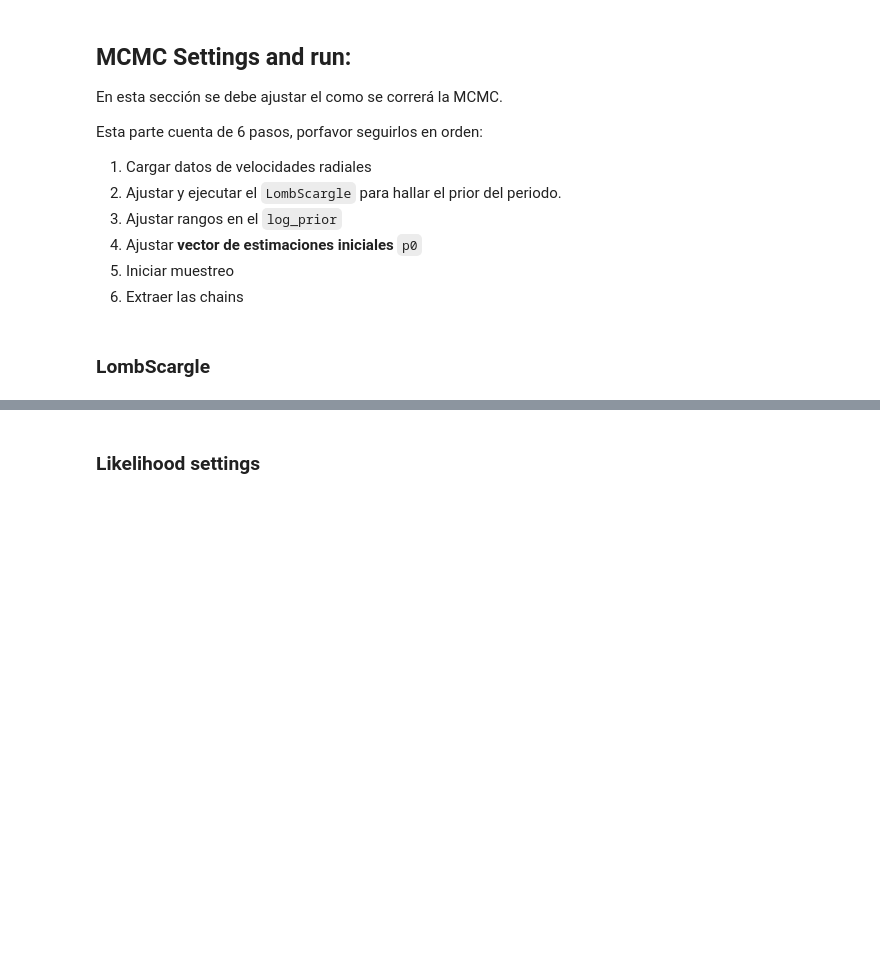
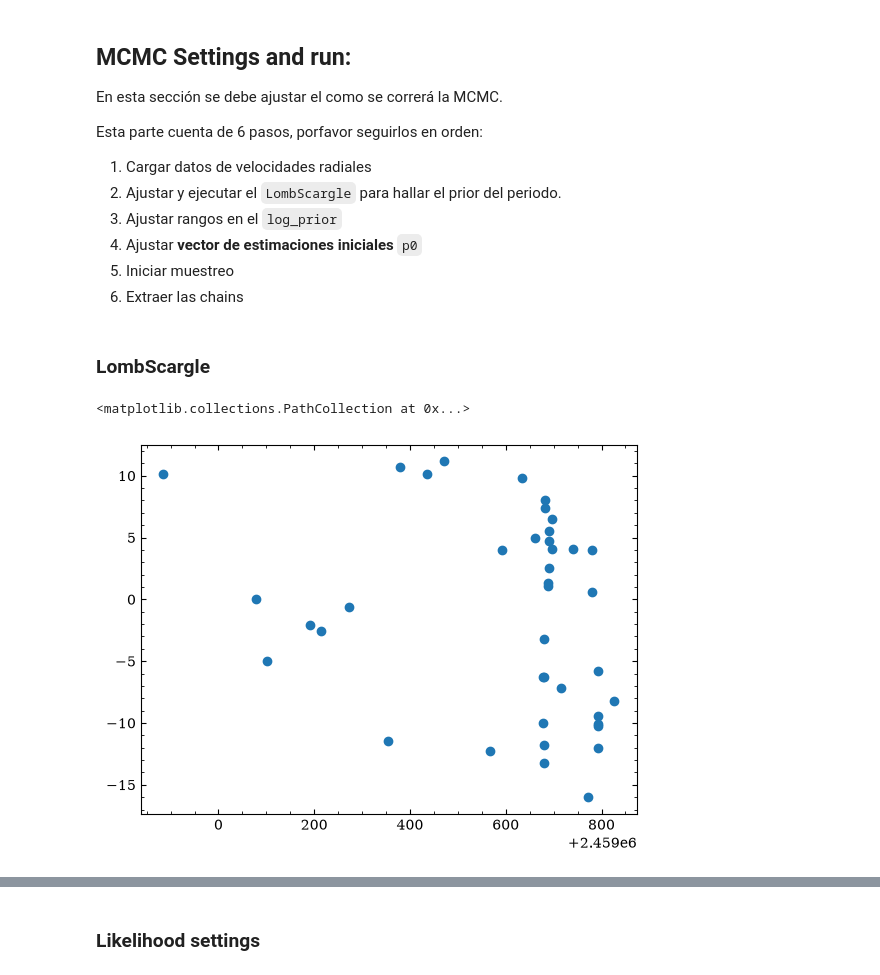
Before and after one commit to AstroNiko/KeplerianSystemRV, a Jupyter notebook: notebooks/RadialVelocities_emcee.ipynb, the cells around one changed output, grey strips where cells are left out. Drawn from its saved outputs; the diff is of its cells as text; code cells hidden in the pictures; blank space fills up the shorter version.

```diff
--- a/notebooks/RadialVelocities_emcee.ipynb
+++ b/notebooks/RadialVelocities_emcee.ipynb
@@ -73 +118,6 @@ Esta parte cuenta de 6 pasos, porfavor seguirlos en orden:
+# %%
+plt.scatter(epochs_t, radial_v)
+# %% [output]
+<matplotlib.collections.PathCollection at 0x...>
+[figure, added]
 # %%
```
Also changed, not shown: parts of 9 cells of this notebook, 5 other files.
